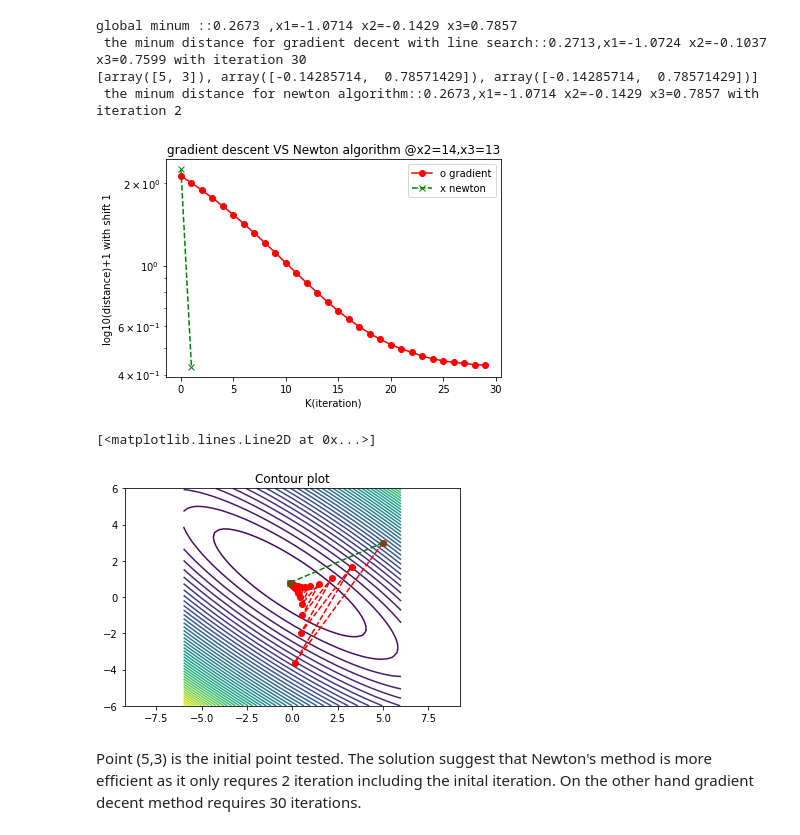
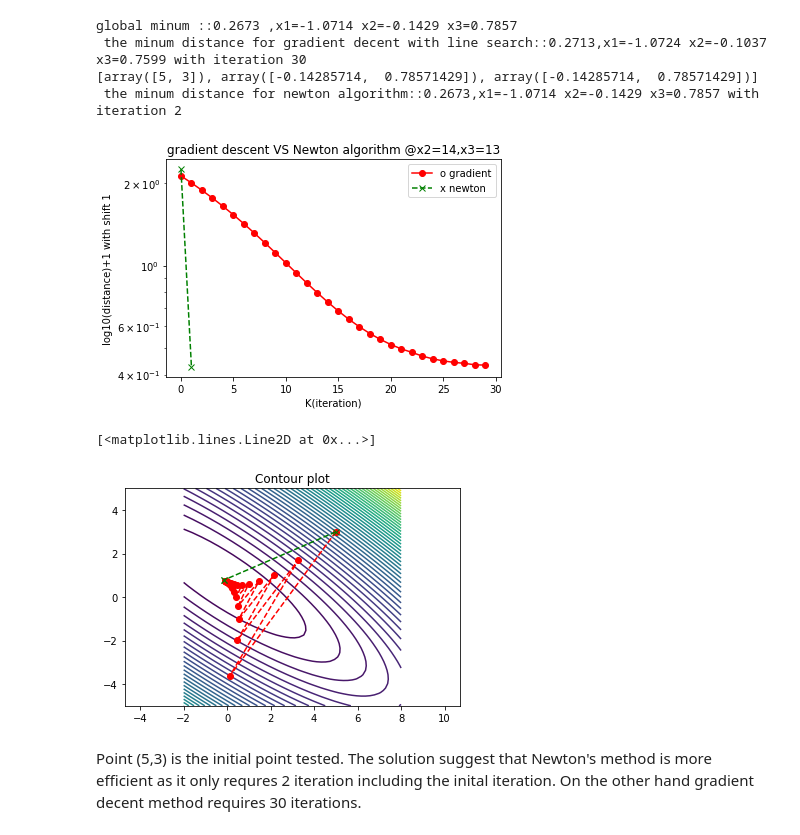
Before and after one commit to schen304joseph/598HW2, a Jupyter notebook: 598HW2.ipynb, the cells around one changed output. Cells and saved outputs as stored; diff of their text form; code cells hidden in the pictures.

```diff
--- a/598HW2.ipynb
+++ b/598HW2.ipynb
@@ -98,35 +98,35 @@ for i in range(0,cc1):
 
 for i in range(0,cc2):
     d2[i]=math.log10(d2[i])+1
 
 plt.plot(d1, 'ro-',label='o gradient')
 plt.plot(d2, 'gx--',label='x newton')
 plt.semilogy()
 
 plt.legend()
 plt.xlabel('K(iteration)')
 plt.ylabel('log10(distance)+1 with shift 1')
 plt.title('gradient descent VS Newton algorithm @x2=14,x3=13')
 plt.show()
 
 fig = plt.figure()
 plt.title('Contour plot')
-xmesh, ymesh = np.mgrid[-6:6:50j,-6:6:50j]
+xmesh, ymesh = np.mgrid[-2:8:50j,-5:5:50j]
 fmesh = loss_func(np.array([xmesh, ymesh]))[0]
 pt.contour(xmesh, ymesh, fmesh, 50)
 plt.axis("equal")
 newton_array = np.array(datapointnewton)
 gradient_array = np.array(datapointgradient)
 plt.plot(gradient_array.T[0], gradient_array.T[1],'ro--')
 plt.plot(newton_array.T[0], newton_array.T[1],'gx--')
 # %% [output]
 global minum ::0.2673 ,x1=-1.0714 x2=-0.1429 x3=0.7857
  the minum distance for gradient decent with line search::0.2713,x1=-1.0724 x2=-0.1037 x3=0.7599 with iteration 30
 [array([5, 3]), array([-0.14285714,  0.78571429]), array([-0.14285714,  0.78571429])]
  the minum distance for newton algorithm::0.2673,x1=-1.0714 x2=-0.1429 x3=0.7857 with iteration 2
 [figure]
 [<matplotlib.lines.Line2D at 0x...>]
-[figure, old version]
+[figure, new version]
 # %% [markdown]
 Point (5,3) is the initial point tested. The solution suggest that Newton's method is more efficient as it only requres 2 iteration including the inital iteration. On the other hand gradient decent method requires 30 iterations.
 # %% [markdown]
```
